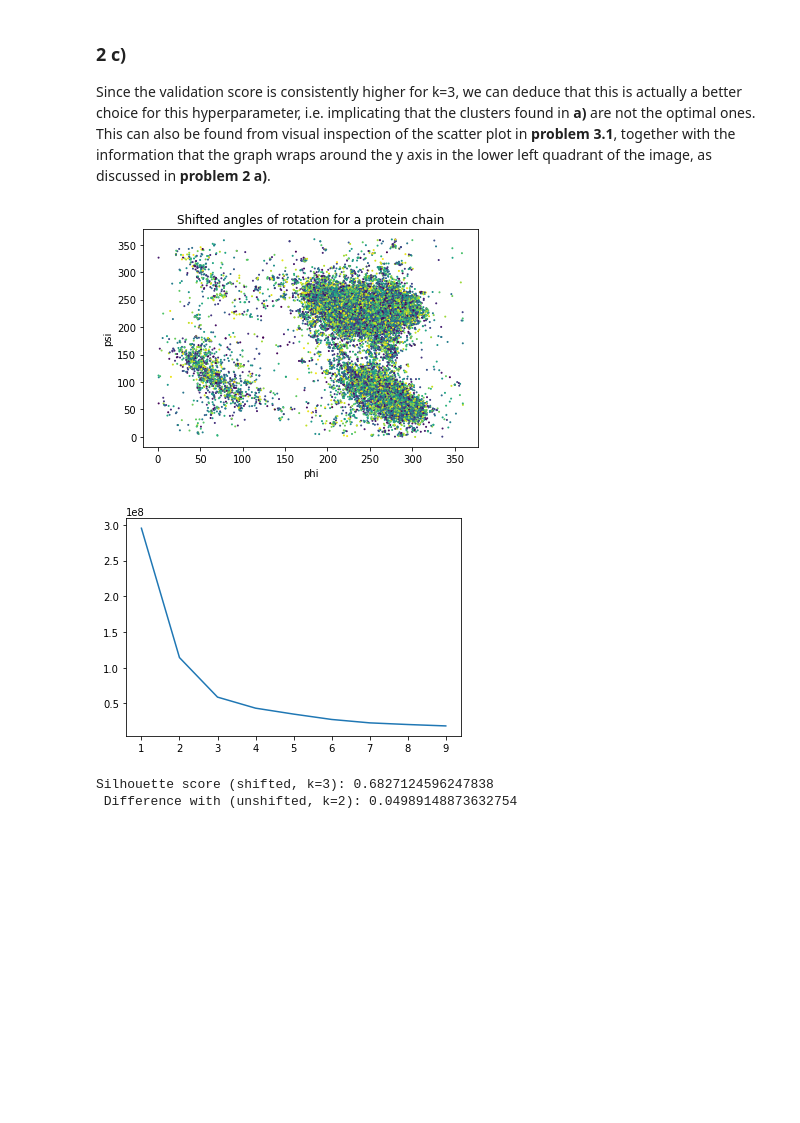
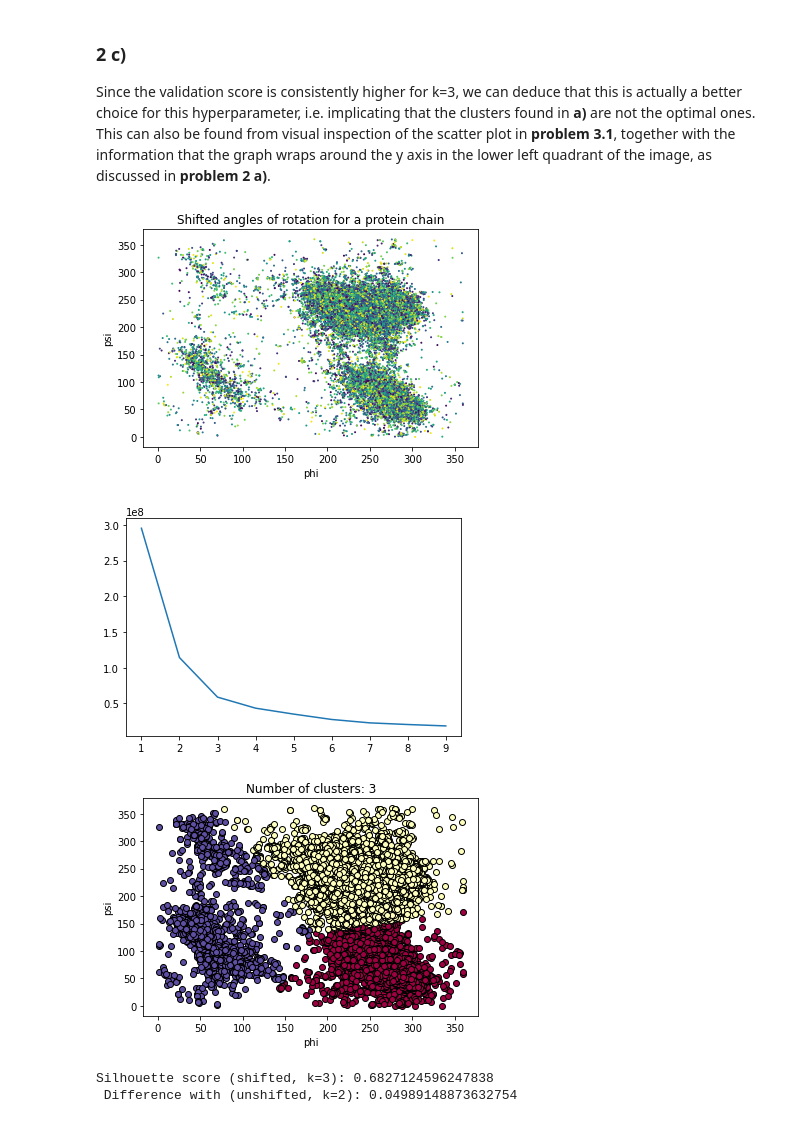
Before and after one commit to carljvh/intro-to-datascience-and-AI, a Jupyter notebook: assignment-3/problem3_2.ipynb, the cells around one changed output. Cells and saved outputs as stored; diff of their text form; code cells hidden in the pictures; blank space fills up the shorter version.

```diff
--- a/assignment-3/problem3_2.ipynb
+++ b/assignment-3/problem3_2.ipynb
@@ -55,29 +55,55 @@ Since the validation score is consistently higher for k=3, we can deduce that th
 # %%
 shifted_angles = angle_data.copy(deep=True)
 shifted_angles["phi"] = shifted_angles["phi"] + 350
 shifted_angles["psi"] = shifted_angles["psi"] + 95
 shifted_angles = shifted_angles.mod(360, axis = 1)
 N = len(shifted_angles)
 colors = np.random.rand(N)
 plt.scatter(shifted_angles['phi'], shifted_angles['psi'], c = colors, s=1)
 plt.xlabel("phi")
 plt.ylabel("psi")
 plt.title("Shifted angles of rotation for a protein chain")
 plt.show()
 sumsquares = []
 
 for k in K:
     kmeans_shifted = KMeans(n_clusters=k, random_state=0).fit(shifted_angles)
     sumsquares.append(kmeans_shifted.inertia_)
 
 plt.plot(K, sumsquares)
 plt.show()
-threemeans_shifted = KMeans(n_clusters=3, random_state = 0).fit(shifted_angles)
+
+# Code below inspired by module 3 materials which in turn is based on https://scikit-learn.org/stable/auto_examples/cluster/plot_dbscan.html
+n_clusters_ = 3
+threemeans_shifted = KMeans(n_clusters=n_clusters_, random_state = 0).fit(shifted_angles)
+
 labels_shifted = threemeans_shifted.labels_
+core_samples_mask = np.zeros_like(labels_shifted, dtype=bool)
+
+label_indices = [i for i in range(len(labels_shifted))]
+core_samples_mask[label_indices] = True
+
+unique_labels = set(labels_shifted)
+colors = [plt.cm.Spectral(each)
+          for each in np.linspace(0, 1, len(unique_labels))]
+for k, col in zip(unique_labels, colors):
+    class_member_mask = (labels_shifted == k)
+    phi_psi = shifted_angles[class_member_mask & core_samples_mask]
+    plt.plot(phi_psi["phi"], phi_psi["psi"], 'o', markerfacecolor=tuple(col),
+             markeredgecolor='k', markersize=6)
+    phi_psi = shifted_angles[class_member_mask & ~core_samples_mask]
+    plt.plot(phi_psi["phi"], phi_psi["psi"], 'o', markerfacecolor=tuple(col),
+             markeredgecolor='k', markersize=0.8)
+plt.title('Number of clusters: %d' % n_clusters_)
+plt.xlabel("phi")
+plt.ylabel("psi")
+plt.show()
+
 silhouette_score_shifted = silhouette_score(shifted_angles, labels_shifted)
 print("Silhouette score (shifted, k=3): {}\n Difference with (unshifted, k=2): {}".format(silhouette_score_shifted, silhouette_score_shifted-silhouette_score_k2))
 # %% [output]
-[figure, old version]
+[figure, new version]
 [figure]
+[figure, added]
 Silhouette score (shifted, k=3): 0.6827124596247838
  Difference with (unshifted, k=2): 0.04989148873632754
```
Also changed, not shown: 1 other file.
